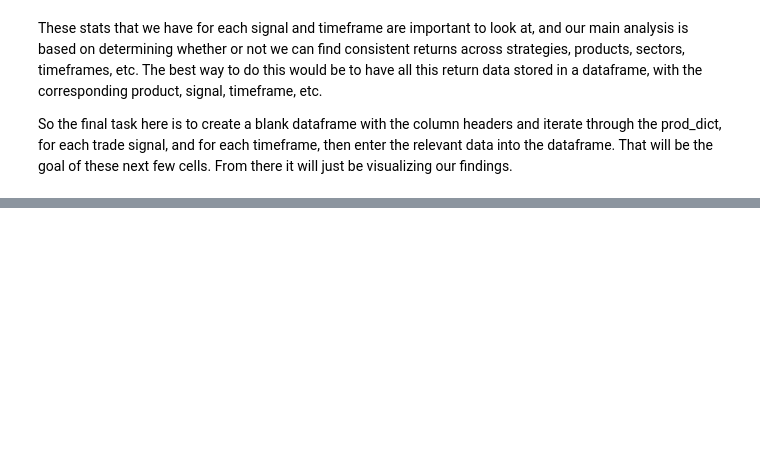
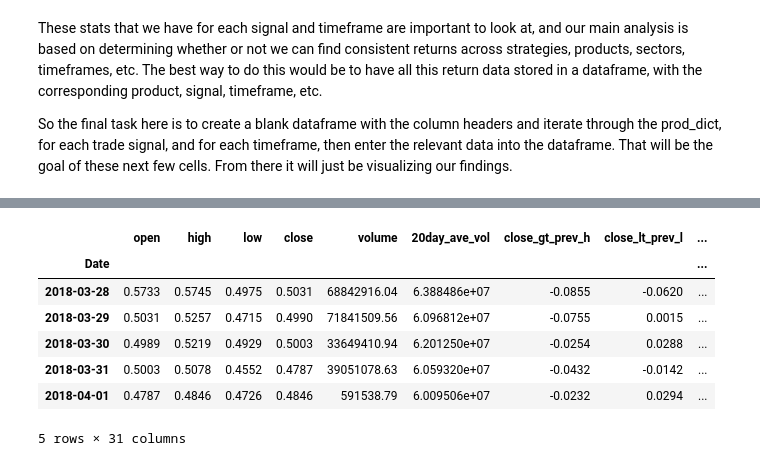
Before and after one commit to franko003/Price_Indicator_Analysis, a Jupyter notebook: notebooks/Price_Indicator_Analysis_MVP.ipynb, the cells around one changed output, grey strips where cells are left out. Saved outputs shown, nothing was run; the diff lists cells and outputs as text; code cells hidden in the pictures; blank space fills up the shorter version.

```diff
--- a/notebooks/Price_Indicator_Analysis_MVP.ipynb
+++ b/notebooks/Price_Indicator_Analysis_MVP.ipynb
@@ -1009,0 +1008,12 @@ timeframe_list = [1, 5, 10, 20]
+# %%
+xrp = prod_dict['XRP']
+xrp.tail()
+# %% [output]
+|  | open | high | low | close | volume | 20day_ave_vol | close_gt_prev_h | close_lt_prev_l | ... |
+| Date |  |  |  |  |  |  |  |  | ... |
+| 2018-03-28 | 0.5733 | 0.5745 | 0.4975 | 0.5031 | 68842916.04 | 6.388486e+07 | -0.0855 | -0.0620 | ... |
+| 2018-03-29 | 0.5031 | 0.5257 | 0.4715 | 0.4990 | 71841509.56 | 6.096812e+07 | -0.0755 | 0.0015 | ... |
+| 2018-03-30 | 0.4989 | 0.5219 | 0.4929 | 0.5003 | 33649410.94 | 6.201250e+07 | -0.0254 | 0.0288 | ... |
+| 2018-03-31 | 0.5003 | 0.5078 | 0.4552 | 0.4787 | 39051078.63 | 6.059320e+07 | -0.0432 | -0.0142 | ... |
+| 2018-04-01 | 0.4787 | 0.4846 | 0.4726 | 0.4846 | 591538.79 | 6.009506e+07 | -0.0232 | 0.0294 | ... |
+5 rows × 31 columns
```
Also changed, not shown: parts of 28 cells of this notebook, 1 other file.
